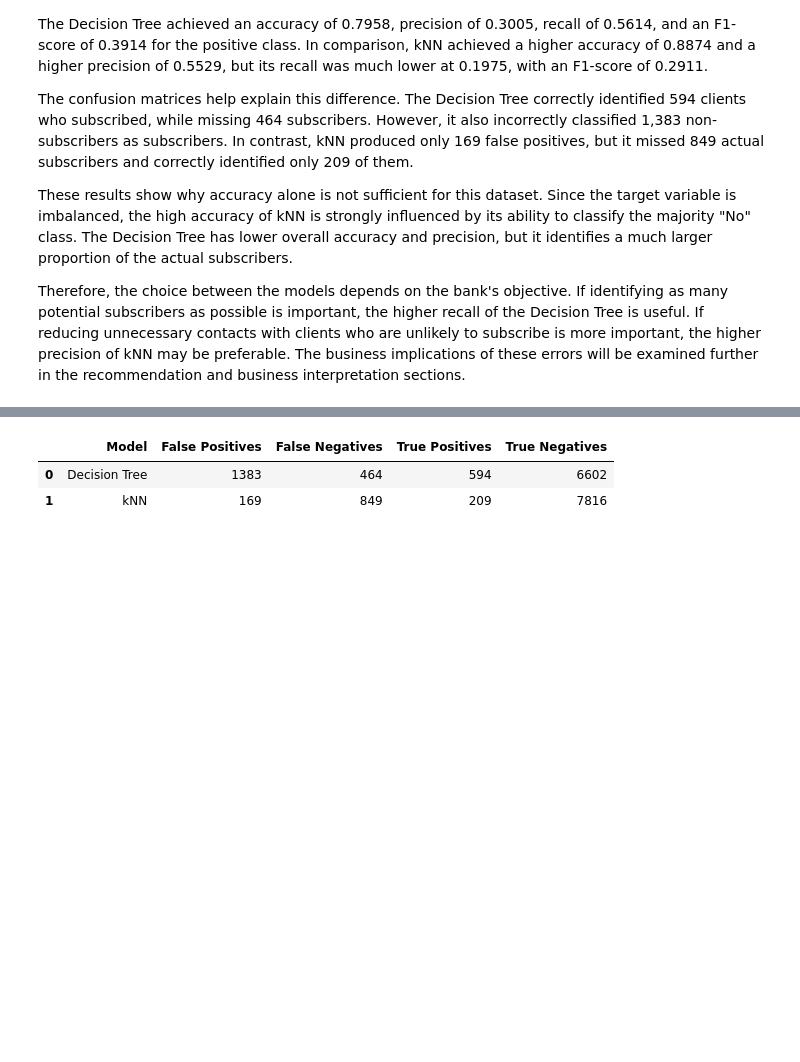
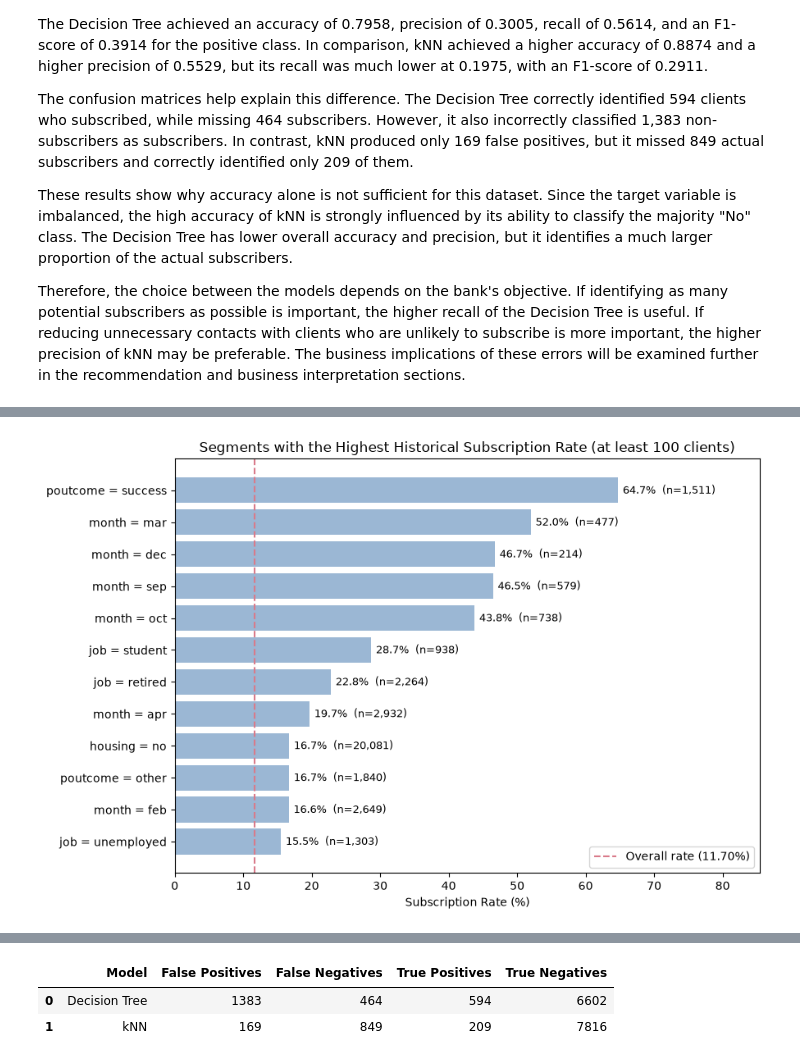
Before and after one commit to liadagon/Applied_Artificial_Intelligence, a Jupyter notebook: FinalProjectAppliedAI.ipynb, the cells around one changed output, grey strips where cells are left out. Saved outputs shown, nothing was run; the diff lists cells and outputs as text; code cells hidden in the pictures; blank space fills up the shorter version.

```diff
--- a/FinalProjectAppliedAI.ipynb
+++ b/FinalProjectAppliedAI.ipynb
@@ -1244,0 +1267,40 @@ These results suggest that the bank may benefit from prioritizing clients with a
+# %%
+# Visual summary of the strongest segments. The dashed line marks the overall
+# subscription rate, so that each bar can be compared with the average client.
+
+top_segments_plot = customer_segments.head(12).sort_values("Subscription Rate (%)")
+
+segment_labels = (
+    top_segments_plot["Segment Variable"]
+    + " = "
+    + top_segments_plot["Segment Value"].astype(str)
+)
+
+plt.figure(figsize=(9, 6))
+
+bars = plt.barh(segment_labels, top_segments_plot["Subscription Rate (%)"], color="#9BB7D4")
+
+plt.axvline(
+    overall_subscription_rate,
+    color="#D97A8A",
+    linestyle="--",
+    label=f"Overall rate ({overall_subscription_rate:.2f}%)"
+)
+
+for bar, clients in zip(bars, top_segments_plot["Number of Clients"]):
+    plt.text(
+        bar.get_width() + 0.7,
+        bar.get_y() + bar.get_height() / 2,
+        f"{bar.get_width():.1f}%  (n={clients:,})",
+        va="center",
+        fontsize=9
+    )
+
+plt.title("Segments with the Highest Historical Subscription Rate (at least 100 clients)")
+plt.xlabel("Subscription Rate (%)")
+plt.xlim(0, top_segments_plot["Subscription Rate (%)"].max() * 1.32)
+plt.legend(loc="lower right")
+plt.tight_layout()
+plt.show()
+# %% [output]
+[figure, added]
```
Also changed, not shown: parts of 14 cells of this notebook.
